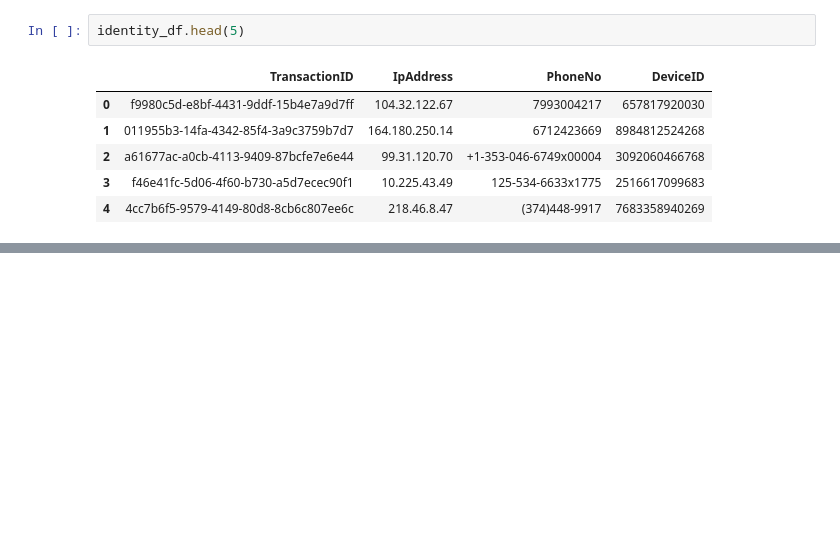
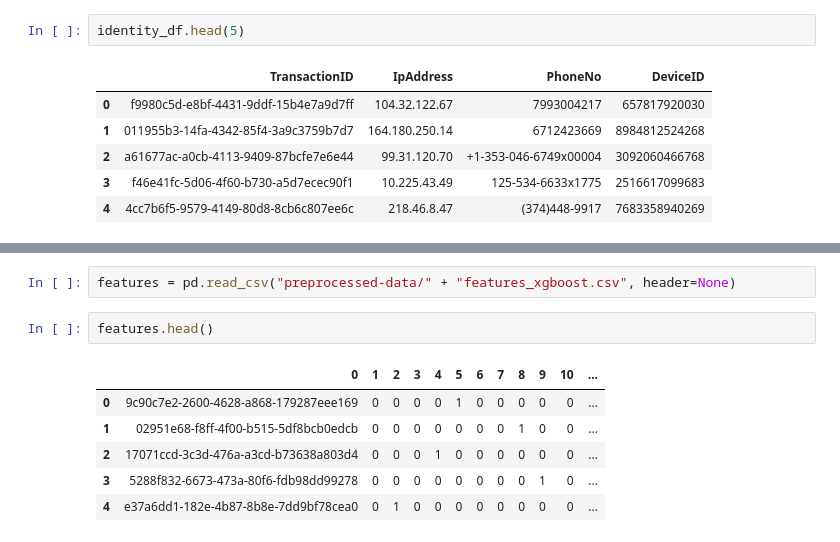
Before and after one commit to Asad-Ismail/Real_World_ML, a Jupyter notebook: learn/GNN/fraud_Detection.ipynb, the cells around one changed output, grey strips where cells are left out. Cells and saved outputs as stored; diff of their text form; blank space fills up the shorter version.

```diff
--- a/learn/GNN/fraud_Detection.ipynb
+++ b/learn/GNN/fraud_Detection.ipynb
@@ -54,0 +91,11 @@ full_identity_df.head(5)
+# %%
+features = pd.read_csv("preprocessed-data/" + "features_xgboost.csv", header=None)
+# %%
+features.head()
+# %% [output]
+|  | 0 | 1 | 2 | 3 | 4 | 5 | 6 | 7 | 8 | 9 | 10 | ... |
+| 0 | 9c90c7e2-2600-4628-a868-179287eee169 | 0 | 0 | 0 | 0 | 1 | 0 | 0 | 0 | 0 | 0 | ... |
+| 1 | 02951e68-f8ff-4f00-b515-5df8bcb0edcb | 0 | 0 | 0 | 0 | 0 | 0 | 0 | 1 | 0 | 0 | ... |
+| 2 | 17071ccd-3c3d-476a-a3cd-b73638a803d4 | 0 | 0 | 0 | 1 | 0 | 0 | 0 | 0 | 0 | 0 | ... |
+| 3 | 5288f832-6673-473a-80f6-fdb98dd99278 | 0 | 0 | 0 | 0 | 0 | 0 | 0 | 0 | 1 | 0 | ... |
+| 4 | e37a6dd1-182e-4b87-8b8e-7dd9bf78cea0 | 0 | 1 | 0 | 0 | 0 | 0 | 0 | 0 | 0 | 0 | ... |
```
Also changed, not shown: parts of 22 cells of this notebook, 13 other files.
